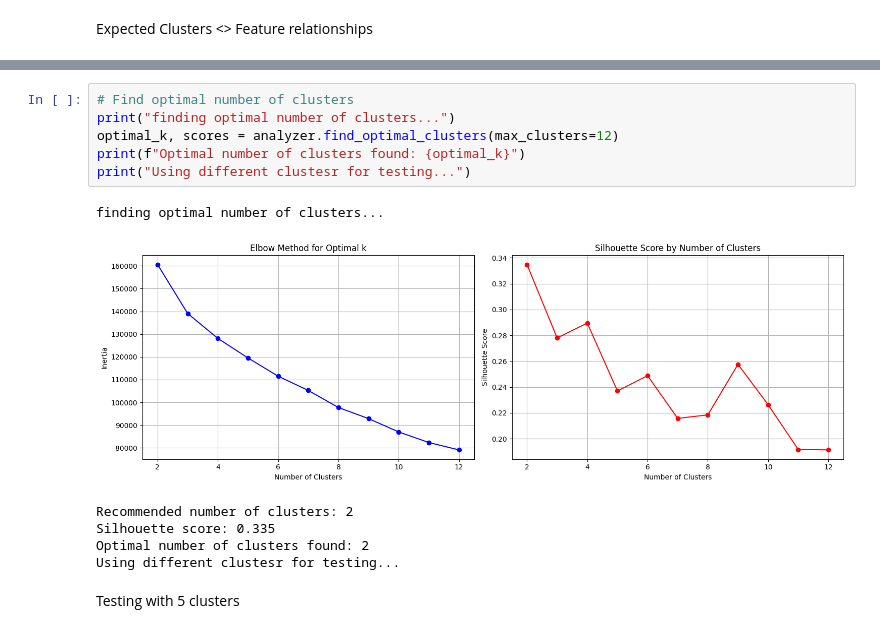
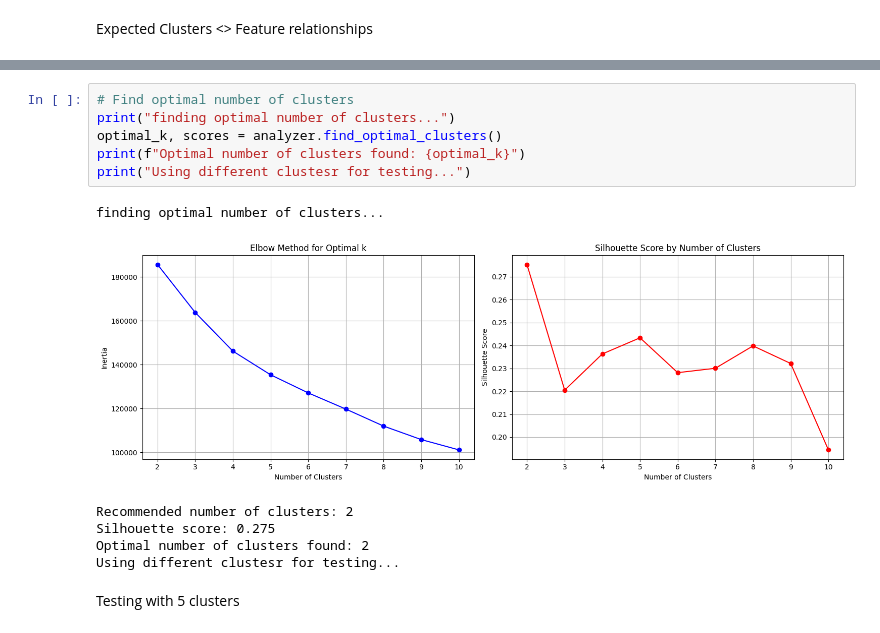
Before and after one commit to mwhittaker1/RETRO_hack_25, a Jupyter notebook: main_nb.ipynb, the cells around one changed output, grey strips where cells are left out. Drawn from its saved outputs; the diff is of its cells as text.

```diff
--- a/main_nb.ipynb
+++ b/main_nb.ipynb
@@ -364,14 +364,14 @@ Let's see how your data compares to these expectations...
 # %%
 # Find optimal number of clusters
 print("finding optimal number of clusters...")
-optimal_k, scores = analyzer.find_optimal_clusters(max_clusters=12)
+optimal_k, scores = analyzer.find_optimal_clusters()
 print(f"Optimal number of clusters found: {optimal_k}")
 print("Using different clustesr for testing...")
 # %% [output]
 finding optimal number of clusters...
-[figure, old version]
+[figure, new version]
 Recommended number of clusters: 2
-Silhouette score: 0.335
+Silhouette score: 0.275
 Optimal number of clusters found: 2
 Using different clustesr for testing...
 # %% [markdown]
```
Also changed, not shown: parts of 8 cells of this notebook, 1 other file.
